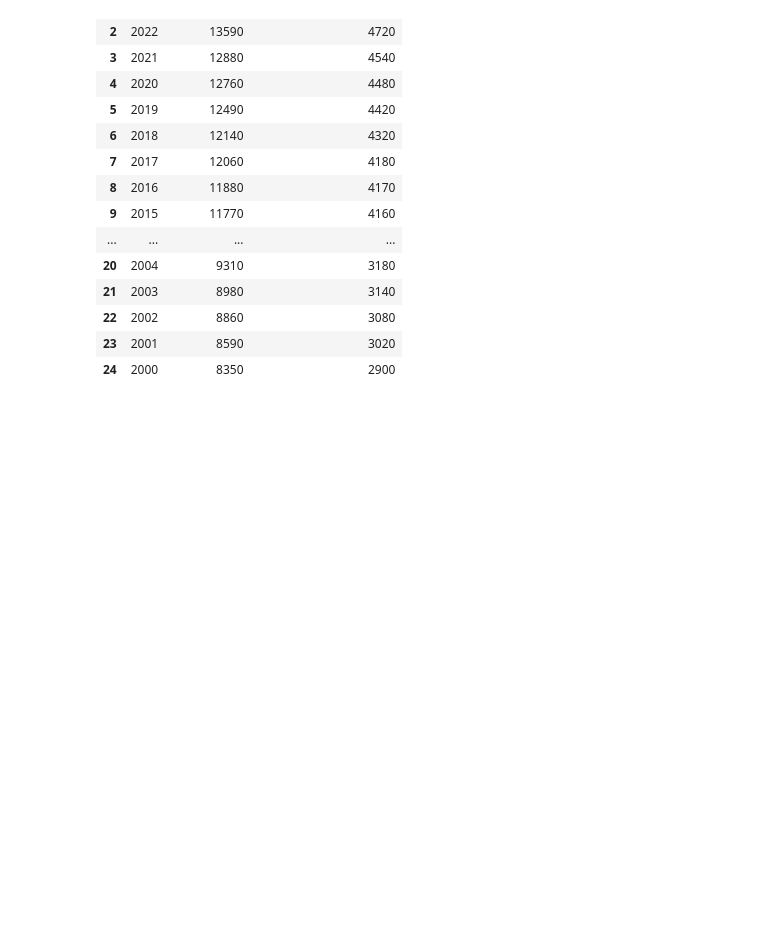
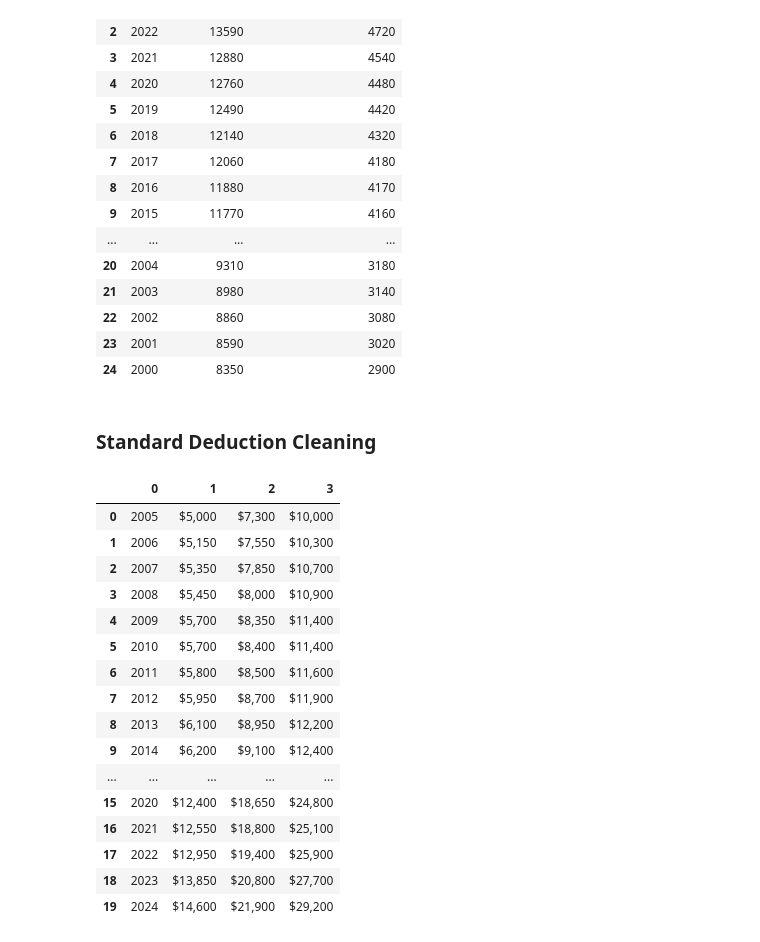
Before and after one commit to will-r61/honors_thesis, a Jupyter notebook: notebooks/clean_admin_data.ipynb, the cells around one changed output. Saved outputs shown, nothing was run; the diff lists cells and outputs as text; code cells hidden in the pictures; blank space fills up the shorter version.

Commit message:
standard deductions data

```diff
--- a/notebooks/clean_admin_data.ipynb
+++ b/notebooks/clean_admin_data.ipynb
@@ -58,3 +60,26 @@ fpl_levels
 | 24 | 2000 | 8350 | 2900 |
 # %%
 fpl_levels.to_csv("../data/administrative_info/cleaned/fpl.csv")
+# %% [markdown]
+### Standard Deduction Cleaning
+# %%
+sd = pd.read_csv('../data/administrative_info/original/standard_deductions.csv', delim_whitespace=True, header = None)
+sd
+# %% [output]
+|  | 0 | 1 | 2 | 3 |
+| 0 | 2005 | $5,000 | $7,300 | $10,000 |
+| 1 | 2006 | $5,150 | $7,550 | $10,300 |
+| 2 | 2007 | $5,350 | $7,850 | $10,700 |
+| 3 | 2008 | $5,450 | $8,000 | $10,900 |
+| 4 | 2009 | $5,700 | $8,350 | $11,400 |
+| 5 | 2010 | $5,700 | $8,400 | $11,400 |
+| 6 | 2011 | $5,800 | $8,500 | $11,600 |
+| 7 | 2012 | $5,950 | $8,700 | $11,900 |
+| 8 | 2013 | $6,100 | $8,950 | $12,200 |
+| 9 | 2014 | $6,200 | $9,100 | $12,400 |
+| ... | ... | ... | ... | ... |
+| 15 | 2020 | $12,400 | $18,650 | $24,800 |
+| 16 | 2021 | $12,550 | $18,800 | $25,100 |
+| 17 | 2022 | $12,950 | $19,400 | $25,900 |
+| 18 | 2023 | $13,850 | $20,800 | $27,700 |
+| 19 | 2024 | $14,600 | $21,900 | $29,200 |
```
Also changed, not shown: parts of 4 cells of this notebook, 2 other files.
